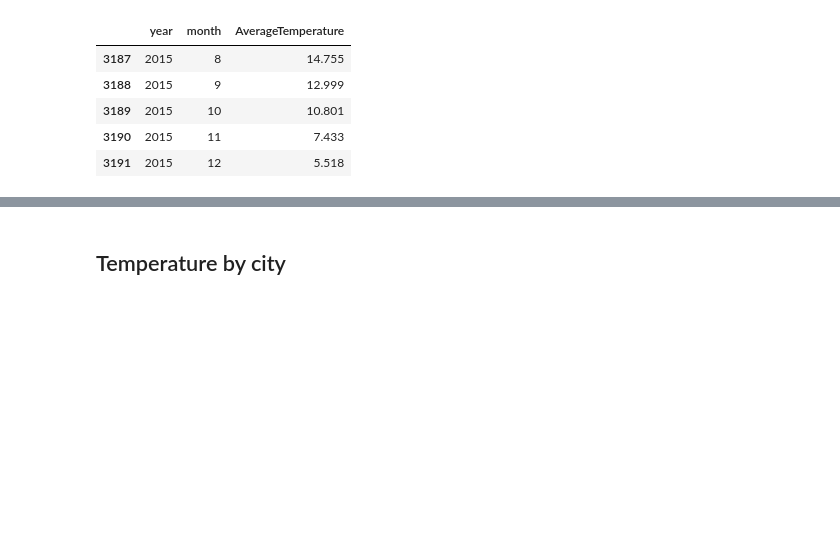
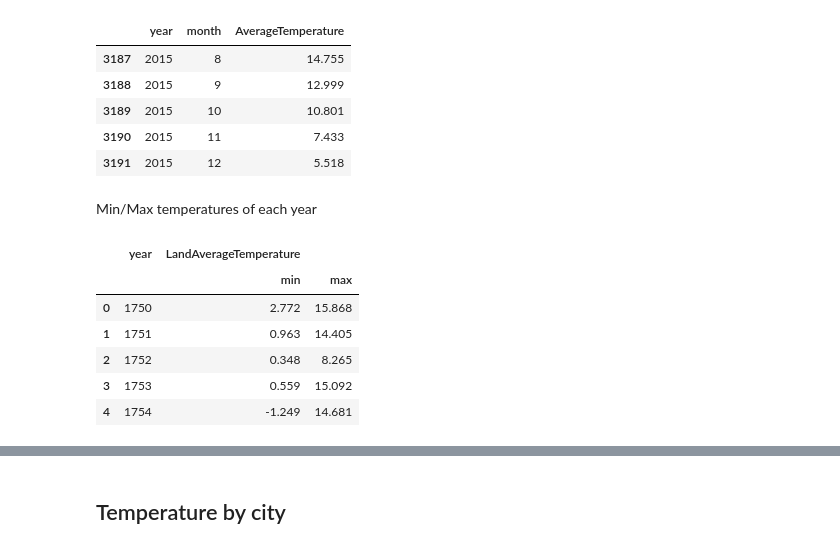
Before and after one commit to tao-pr/52-challenges, a Jupyter notebook: 004-skewed-data-classification/explore.ipynb, the cells around one changed output, grey strips where cells are left out. Saved outputs shown, nothing was run; the diff lists cells and outputs as text; code cells hidden in the pictures; blank space fills up the shorter version.

```diff
--- a/004-skewed-data-classification/explore.ipynb
+++ b/004-skewed-data-classification/explore.ipynb
@@ -83,6 +83,21 @@ monthly_global_temp[-5:]
 | 3189 | 2015 | 10 | 10.801 |
 | 3190 | 2015 | 11 | 7.433 |
 | 3191 | 2015 | 12 | 5.518 |
+# %% [markdown]
+Min/Max temperatures of each year
+# %%
+bound_global_temp = global_temp.groupby('year').agg({
+    'LandAverageTemperature': ['min','max']
+}).reset_index(drop=False)
+bound_global_temp[:5]
+# %% [output]
+|  | year | LandAverageTemperature |  |
+|  |  | min | max |
+| 0 | 1750 | 2.772 | 15.868 |
+| 1 | 1751 | 0.963 | 14.405 |
+| 2 | 1752 | 0.348 | 8.265 |
+| 3 | 1753 | 0.559 | 15.092 |
+| 4 | 1754 | -1.249 | 14.681 |
 # %%
 fig = plt.figure()
 # split into 4 quaters of the year
```
Also changed, not shown: parts of 2 cells of this notebook.
